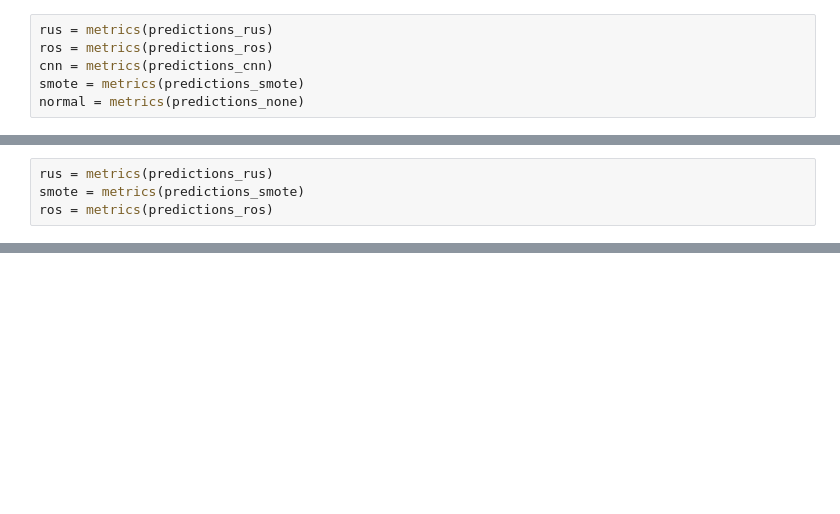
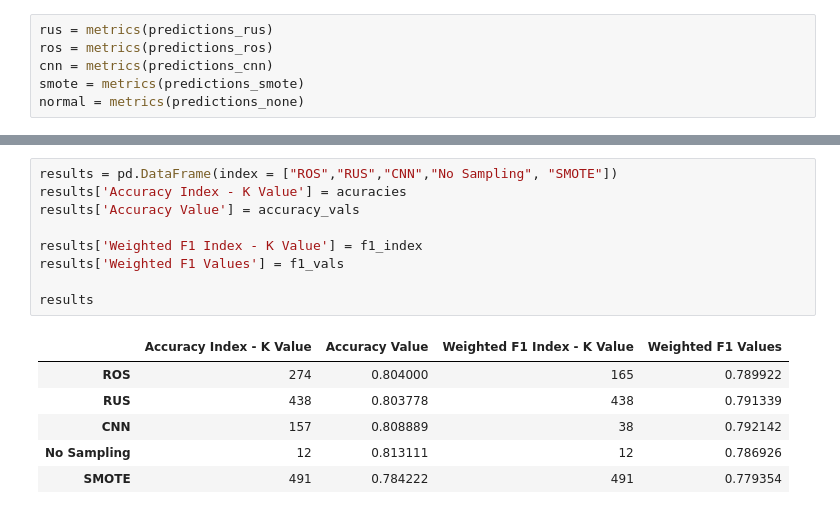
Before and after one commit to EMAT31530/ai-group-project-group-28, a Jupyter notebook: FinalKNN/ActualActualKNN.ipynb, the cells around one changed output, grey strips where cells are left out. Drawn from its saved outputs; the diff is of its cells as text; blank space fills up the shorter version.

```diff
--- a/FinalKNN/ActualActualKNN.ipynb
+++ b/FinalKNN/ActualActualKNN.ipynb
@@ -190,4 +172,0 @@ plt.show()
-# %%
-rus = metrics(predictions_rus)
-smote = metrics(predictions_smote)
-ros = metrics(predictions_ros)
@@ -225,0 +196,16 @@ np.save('predictions_cnn.npy',predictions_cnn)
+# %%
+results = pd.DataFrame(index = ["ROS","RUS","CNN","No Sampling", "SMOTE"])
+results['Accuracy Index - K Value'] = acuracies
+results['Accuracy Value'] = accuracy_vals
+
+results['Weighted F1 Index - K Value'] = f1_index
+results['Weighted F1 Values'] = f1_vals
+
+results
+# %% [output]
+|  | Accuracy Index - K Value | Accuracy Value | Weighted F1 Index - K Value | Weighted F1 Values |
+| ROS | 274 | 0.804000 | 165 | 0.789922 |
+| RUS | 438 | 0.803778 | 438 | 0.791339 |
+| CNN | 157 | 0.808889 | 38 | 0.792142 |
+| No Sampling | 12 | 0.813111 | 12 | 0.786926 |
+| SMOTE | 491 | 0.784222 | 491 | 0.779354 |
```
Also changed, not shown: parts of 10 cells of this notebook, 10 other files.
